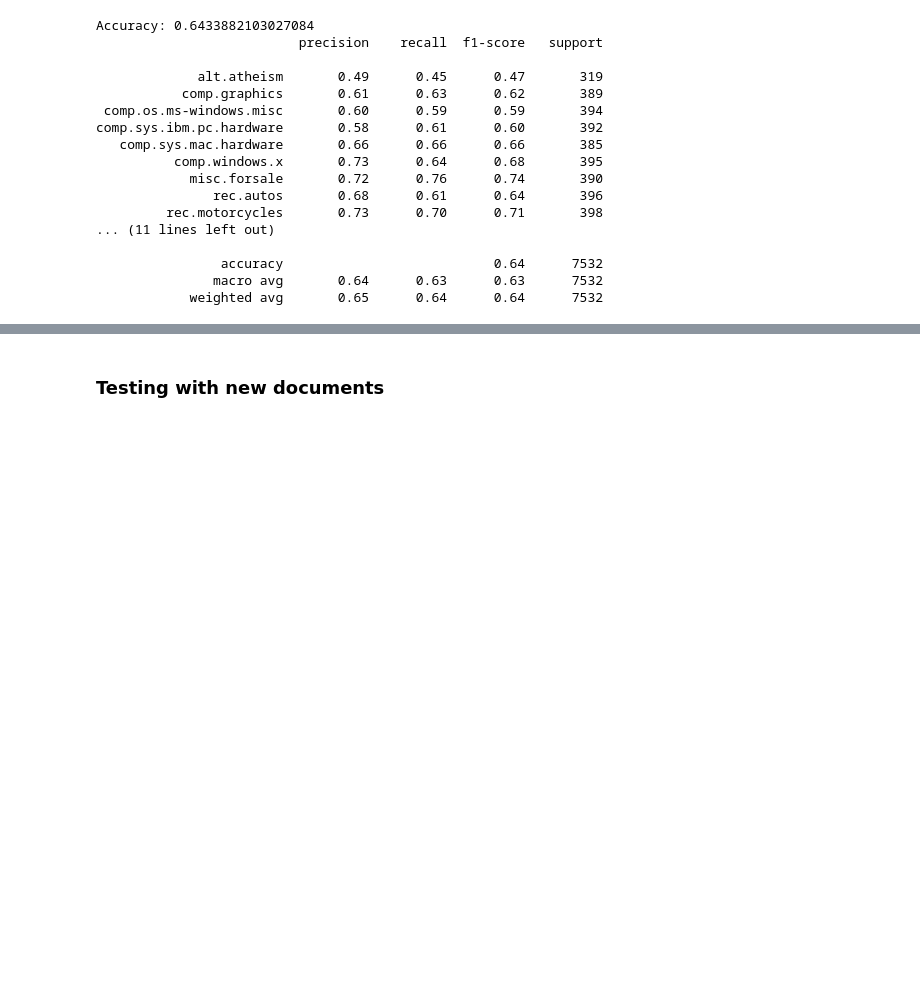
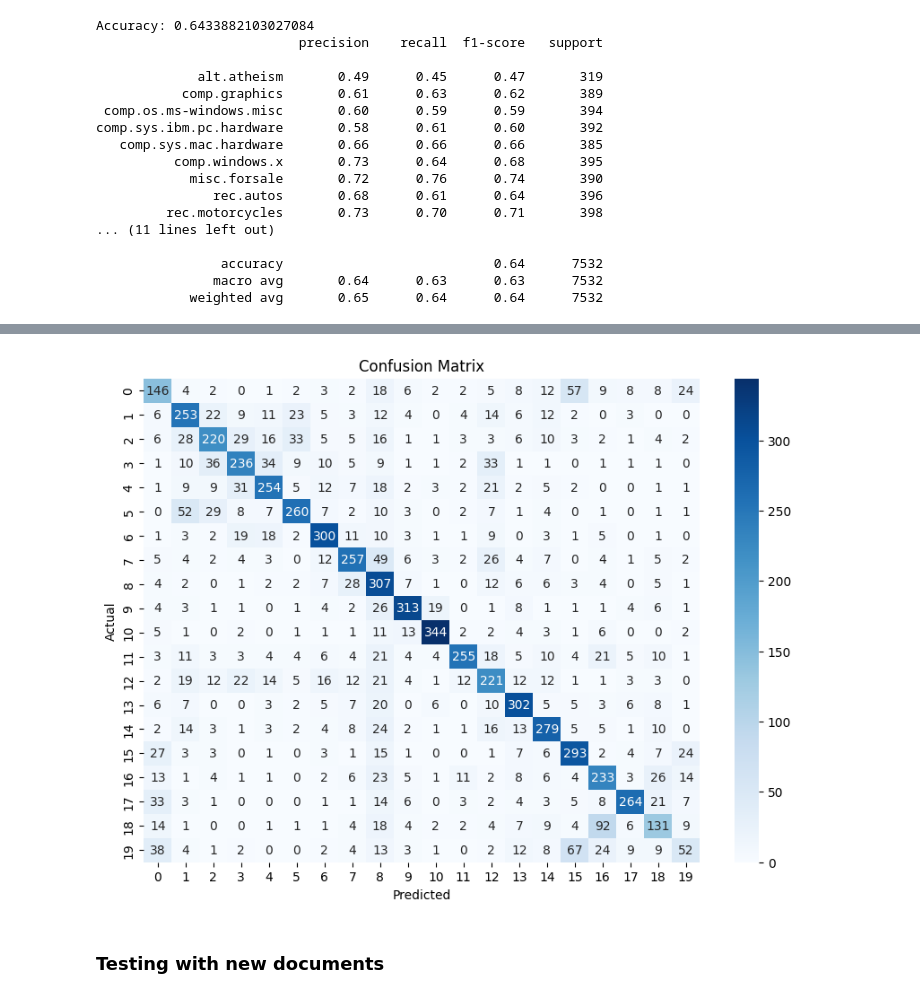
Before and after one commit to Ahmetnasri/Project-NLP, a Jupyter notebook: Topic_modeling.ipynb, the cells around one changed output, grey strips where cells are left out. Drawn from its saved outputs; the diff is of its cells as text; code cells hidden in the pictures; blank space fills up the shorter version.

Commit message:
LogisticRegression model and Combining Embeddings added

```diff
--- a/Topic_modeling.ipynb
+++ b/Topic_modeling.ipynb
@@ -68,0 +93,6 @@ LinearSVC()
+# %%
+from sklearn.linear_model import LogisticRegression
+
+# Train the model
+model = LogisticRegression(max_iter=1000)
+model.fit(X_train_tfidf, train.target)
@@ -116,3 +148,12 @@ comp.sys.ibm.pc.hardware       0.58      0.61      0.60       392
                 accuracy                           0.64      7532
                macro avg       0.64      0.63      0.63      7532
             weighted avg       0.65      0.64      0.64      7532
+# %%
+from sklearn.metrics import accuracy_score, classification_report, confusion_matrix
+
+# Predict on the test set
+y_pred = model.predict(X_test_tfidf)
+
+# Evaluate the model
+print(f'Accuracy: {accuracy_score(test.target, y_pred)}')
+print(classification_report(test.target, y_pred, target_names=train.target_names))
@@ -119,3 +178,13 @@ comp.sys.ibm.pc.hardware       0.58      0.61      0.60       392
+# %%
+# Confusion matrix visualization
+plt.figure(figsize=(10, 7))
+sns.heatmap(confusion_matrix(test.target, y_pred), annot=True, fmt='d', cmap='Blues')
+plt.xlabel('Predicted')
+plt.ylabel('Actual')
+plt.title('Confusion Matrix')
+plt.show()
+# %% [output]
+[figure, added]
 # %% [markdown]
 ### Testing with new documents
 # %%
```
Also changed, not shown: parts of 7 cells of this notebook.
